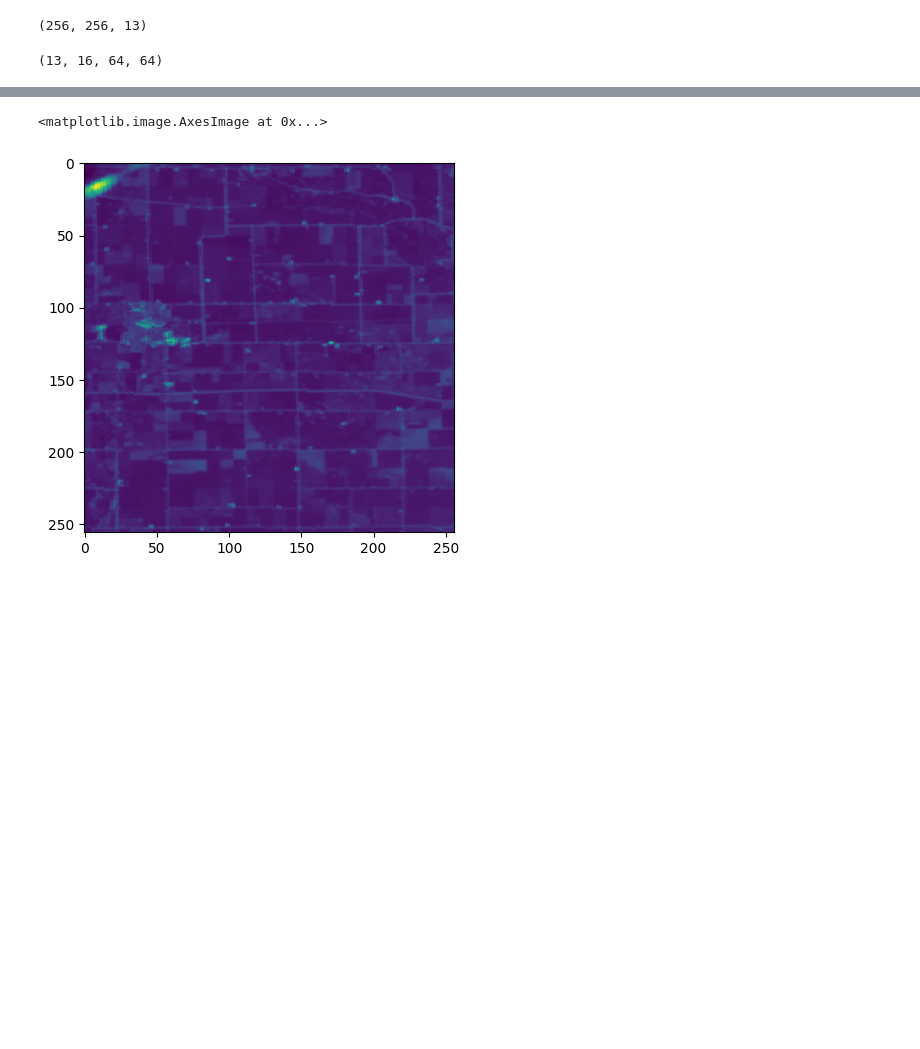
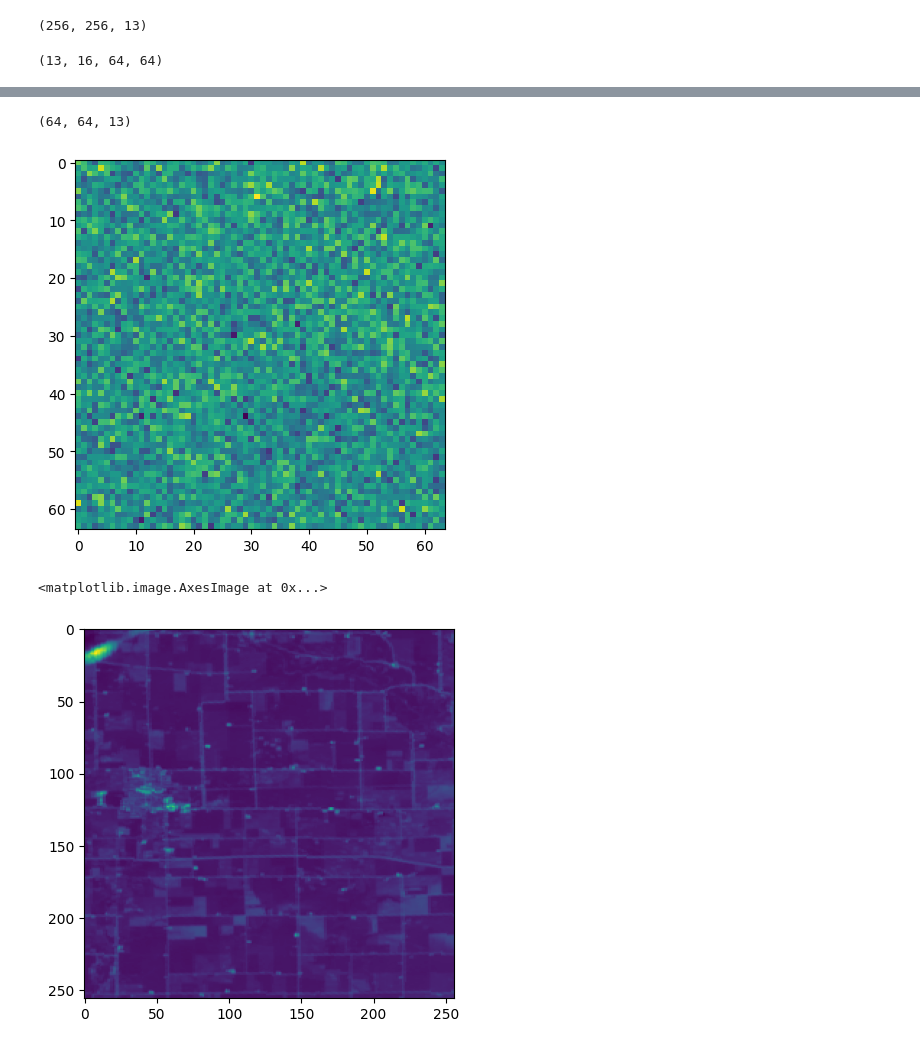
Before and after one commit to Arun-1997/Msc_Thesis, a Jupyter notebook: perturbation_analysis_incl_gradCAM.ipynb, the cells around one changed output, grey strips where cells are left out. Saved outputs shown, nothing was run; the diff lists cells and outputs as text; code cells hidden in the pictures; blank space fills up the shorter version.

```diff
--- a/perturbation_analysis_incl_gradCAM.ipynb
+++ b/perturbation_analysis_incl_gradCAM.ipynb
@@ -378,3 +393,13 @@ img_split.shape
+# %%
+for i in gradCAM_rank:
+    img_split_swap_image = reshape_as_image(img_split_swap[i])
+    img_split_swap_image = noisy("gauss",img_split_swap_image)
+    print(img_split_swap_image.shape)
+    plt.imshow(img_split_swap_image[:,:,8])
+    break
+# %% [output]
+(64, 64, 13)
+[figure, added]
 # %%
 img_reshaped = unblockshaped(img_split[0],256,256)
 # %%
```
Also changed, not shown: parts of 3 cells of this notebook.
